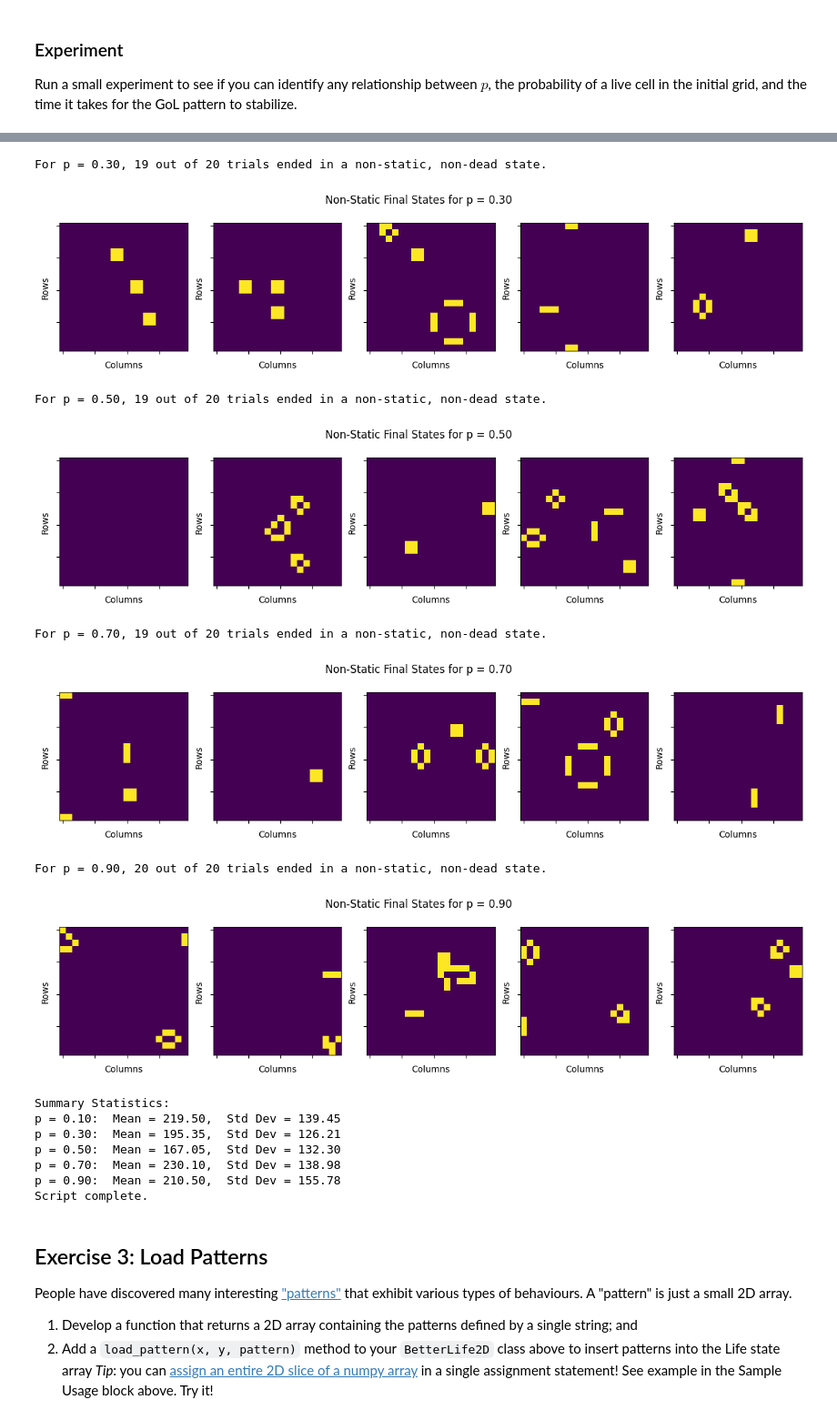
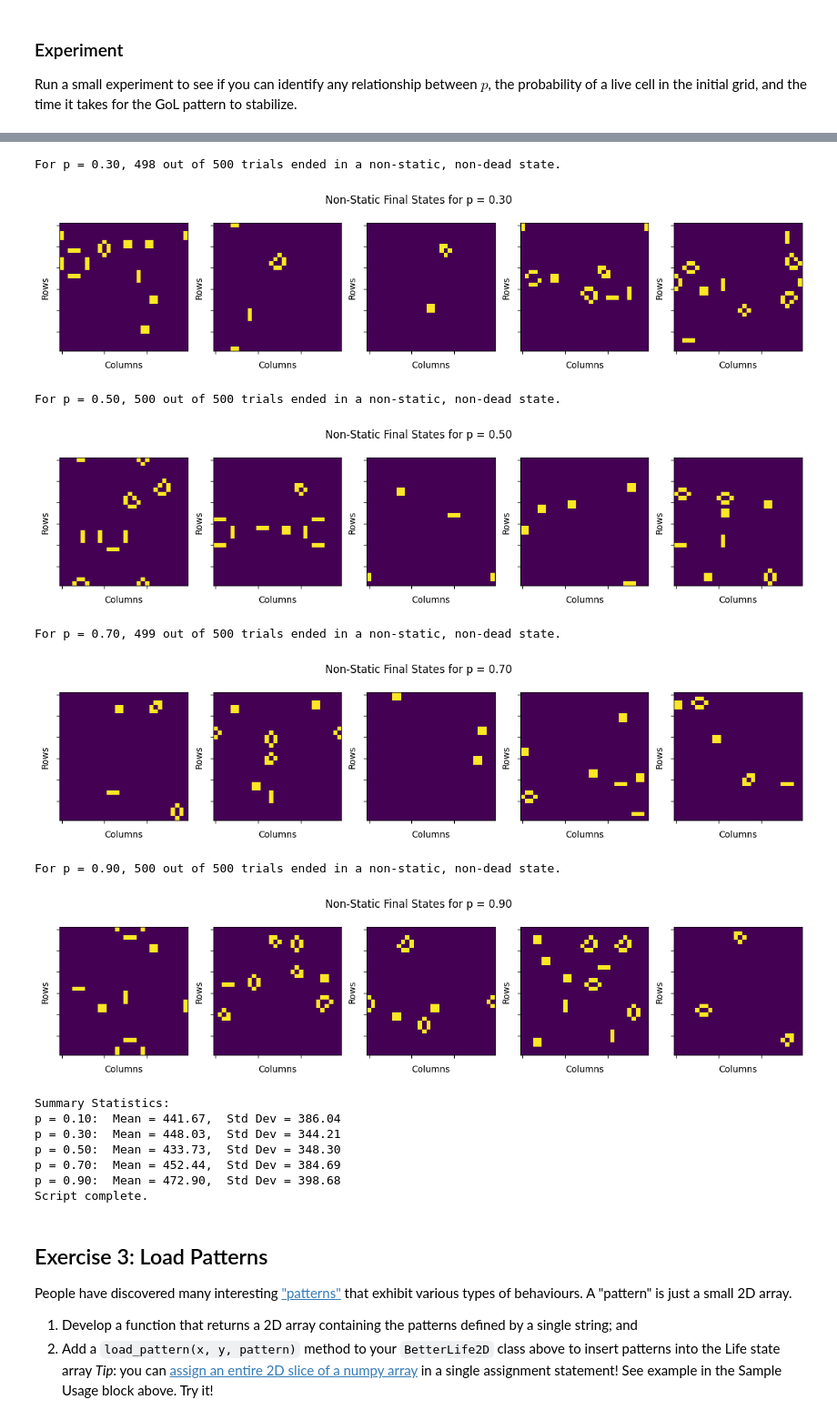
Before and after one commit to emkalan/comp215, a Jupyter notebook: labs/lab08_GoL.ipynb, the cells around one changed output, grey strips where cells are left out. Shown: that part at 91% size. Saved outputs shown, nothing was run; the diff lists cells and outputs as text; code cells hidden in the pictures.

```diff
--- a/labs/lab08_GoL.ipynb
+++ b/labs/lab08_GoL.ipynb
@@ -315,11 +315,11 @@ def run_experiment(p_values, grid_size, max_steps, num_trials, cycle_detection_d
 
 # --- Experiment Parameters (Tune These!) ---
 
-p_values = [0.1, 0.3, 0.5, 0.7, 0.9]  # Probabilities to test - Reduced for faster debugging
-grid_size = 20   # Grid size - Reduced for faster debugging
-max_steps = 1000  # Maximum steps - Reduced for faster debugging
-num_trials = 20   # Number of trials - Reduced for faster debugging
-cycle_detection_depth = 10  # How many previous states to check for cycles
+p_values = [0.1, 0.3, 0.5, 0.7, 0.9]  # Keep these for now
+grid_size = 30   # Increased grid size
+max_steps = 2000  # Significantly increased max_steps
+num_trials = 500  # Significantly increased num_trials
+cycle_detection_depth = 20
 
 # --- Run the Experiment ---
 print("Starting experiment...") #DEBUG
@@ -404,17 +404,17 @@ For p = 0.10, 18 out of 20 trials ended in a non-static, non-dead state.
-For p = 0.30, 19 out of 20 trials ended in a non-static, non-dead state.
+For p = 0.30, 498 out of 500 trials ended in a non-static, non-dead state.
-[figure, old version]
+[figure, new version]
-For p = 0.50, 19 out of 20 trials ended in a non-static, non-dead state.
+For p = 0.50, 500 out of 500 trials ended in a non-static, non-dead state.
-[figure, old version]
+[figure, new version]
-For p = 0.70, 19 out of 20 trials ended in a non-static, non-dead state.
+For p = 0.70, 499 out of 500 trials ended in a non-static, non-dead state.
-[figure, old version]
+[figure, new version]
-For p = 0.90, 20 out of 20 trials ended in a non-static, non-dead state.
+For p = 0.90, 500 out of 500 trials ended in a non-static, non-dead state.
-[figure, old version]
+[figure, new version]
 Summary Statistics:
-p = 0.10:  Mean = 219.50,  Std Dev = 139.45
-p = 0.30:  Mean = 195.35,  Std Dev = 126.21
-p = 0.50:  Mean = 167.05,  Std Dev = 132.30
-p = 0.70:  Mean = 230.10,  Std Dev = 138.98
-p = 0.90:  Mean = 210.50,  Std Dev = 155.78
+p = 0.10:  Mean = 441.67,  Std Dev = 386.04
+p = 0.30:  Mean = 448.03,  Std Dev = 344.21
+p = 0.50:  Mean = 433.73,  Std Dev = 348.30
+p = 0.70:  Mean = 452.44,  Std Dev = 384.69
+p = 0.90:  Mean = 472.90,  Std Dev = 398.68
 Script complete.
 # %% [markdown]
 ## Exercise 3: Load Patterns
```
Also changed, not shown: parts of 1 cell of this notebook.
